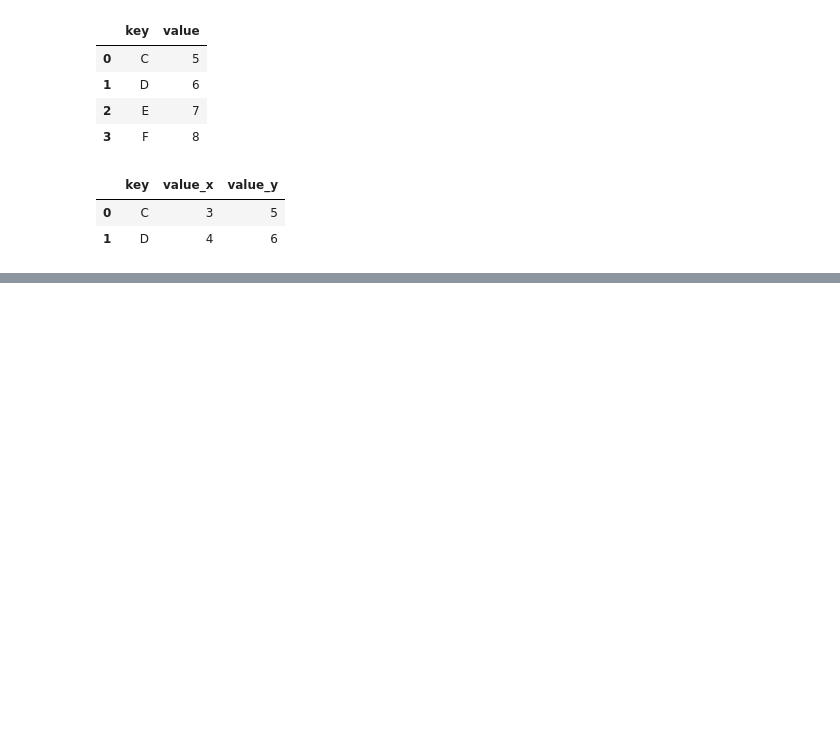
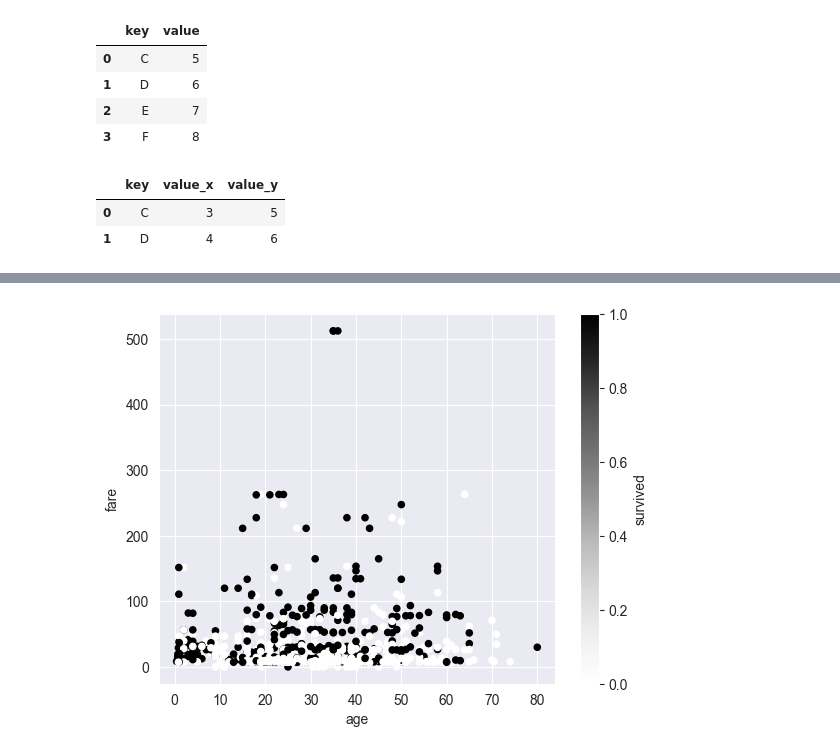
Before and after one commit to michellealzola/JUPYTER_Pandas_Basics, a Jupyter notebook: Practice_MissingValues_MaintainingDataFrameData_Joining2DataFrames.ipynb, the cells around one changed output, grey strips where cells are left out. Cells and saved outputs as stored; diff of their text form; code cells hidden in the pictures; blank space fills up the shorter version.

```diff
--- a/Practice_MissingValues_MaintainingDataFrameData_Joining2DataFrames.ipynb
+++ b/Practice_MissingValues_MaintainingDataFrameData_Joining2DataFrames.ipynb
@@ -146,0 +201,4 @@ plt.show()
+# %%
+titanic = sns.load_dataset('titanic')
+# %%
+titanic.fillna(method='ffill', inplace=True)
@@ -146,0 +221,5 @@ plt.show()
+# %%
+titanic.plot(kind='scatter', x='age', y='fare', c='survived')
+plt.show()
+# %% [output]
+[figure, added]
```
Also changed, not shown: parts of 37 cells of this notebook.
